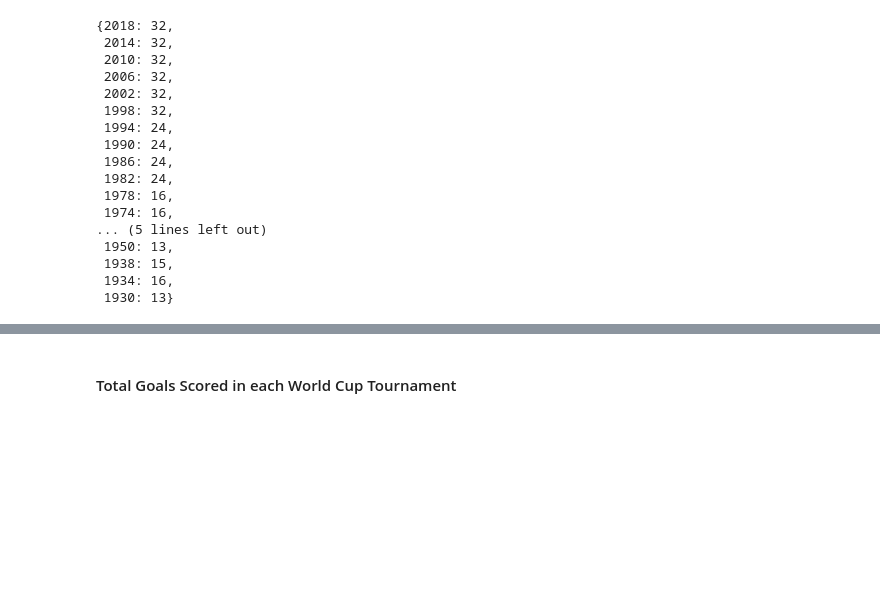
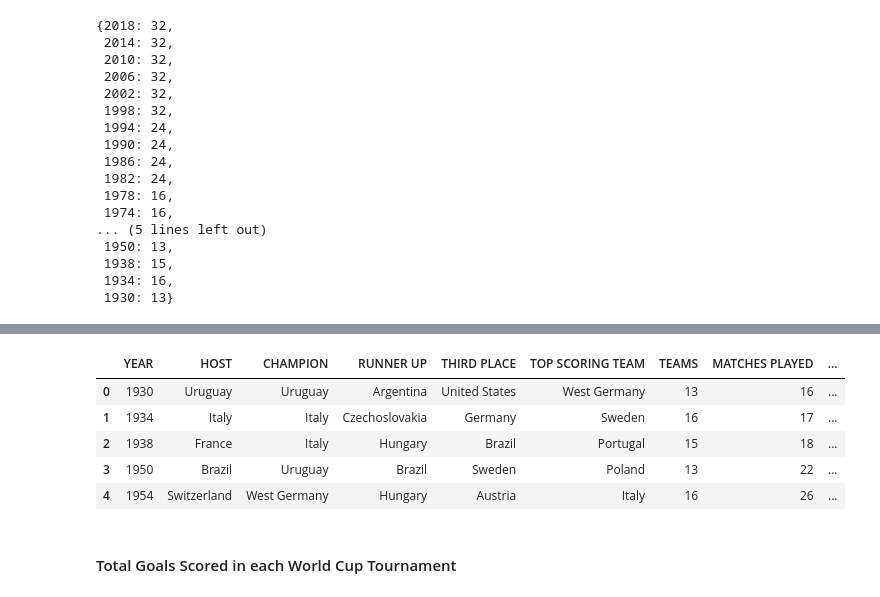
Before and after one commit to Binyoh1/FIFA-World-Cup-DataViz, a Jupyter notebook: notebook.ipynb, the cells around one changed output, grey strips where cells are left out. Cells and saved outputs as stored; diff of their text form; code cells hidden in the pictures; blank space fills up the shorter version.

```diff
--- a/notebook.ipynb
+++ b/notebook.ipynb
@@ -398,3 +408,7 @@ wc_participating_teams
  1938: 15,
  1934: 16,
  1930: 13}
+# %%
+top_scoring_teams = [t['Team'][t['Goals For'].idxmax()] for t in fifa_wc_data_list]
+top_scoring_teams.sort(reverse=True)
+top_scoring_teams
@@ -401,3 +433,15 @@ wc_participating_teams
+# %%
+# Create copy of World Cup Summary dataframe and extending with Top Scoring Team
+fifa_wc_summary_ext = fifa_wc_summary.copy()
+fifa_wc_summary_ext.insert(5, 'TOP SCORING TEAM', top_scoring_teams)
+fifa_wc_summary_ext.head()
+# %% [output]
+|  | YEAR | HOST | CHAMPION | RUNNER UP | THIRD PLACE | TOP SCORING TEAM | TEAMS | MATCHES PLAYED | ... |
+| 0 | 1930 | Uruguay | Uruguay | Argentina | United States | West Germany | 13 | 16 | ... |
+| 1 | 1934 | Italy | Italy | Czechoslovakia | Germany | Sweden | 16 | 17 | ... |
+| 2 | 1938 | France | Italy | Hungary | Brazil | Portugal | 15 | 18 | ... |
+| 3 | 1950 | Brazil | Uruguay | Brazil | Sweden | Poland | 13 | 22 | ... |
+| 4 | 1954 | Switzerland | West Germany | Hungary | Austria | Italy | 16 | 26 | ... |
 # %% [markdown]
 #### Total Goals Scored in each World Cup Tournament
 # %%
```
Also changed, not shown: parts of 3 cells of this notebook.
